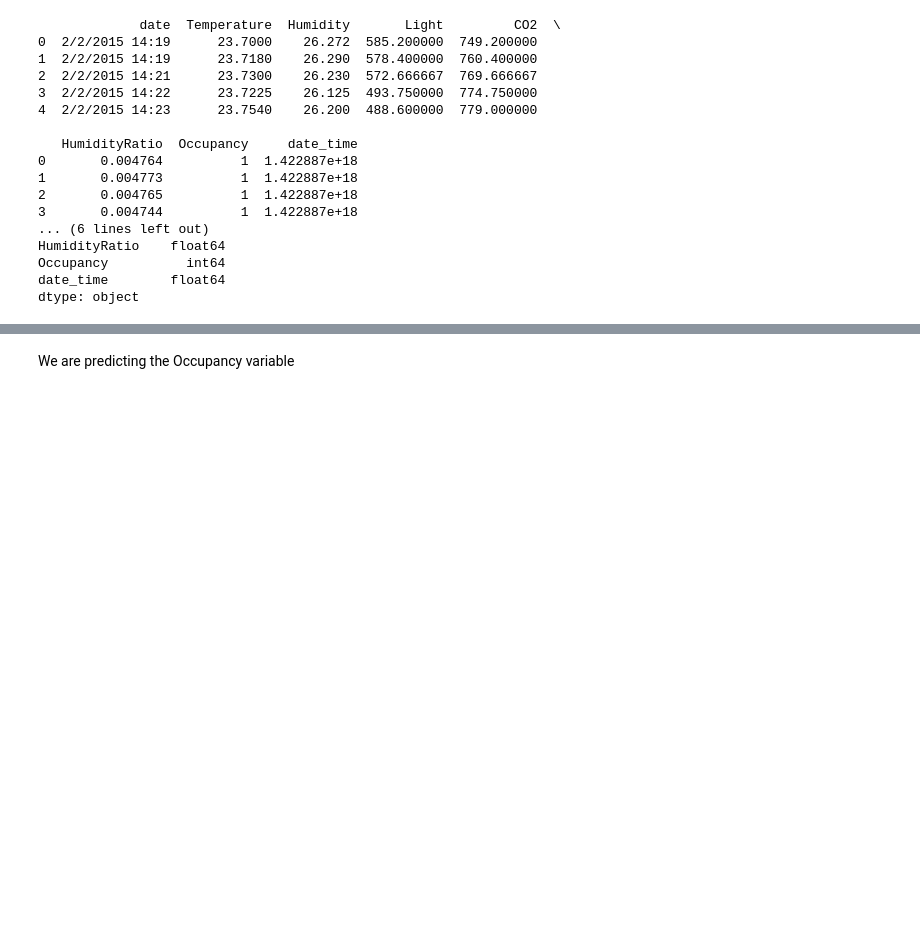
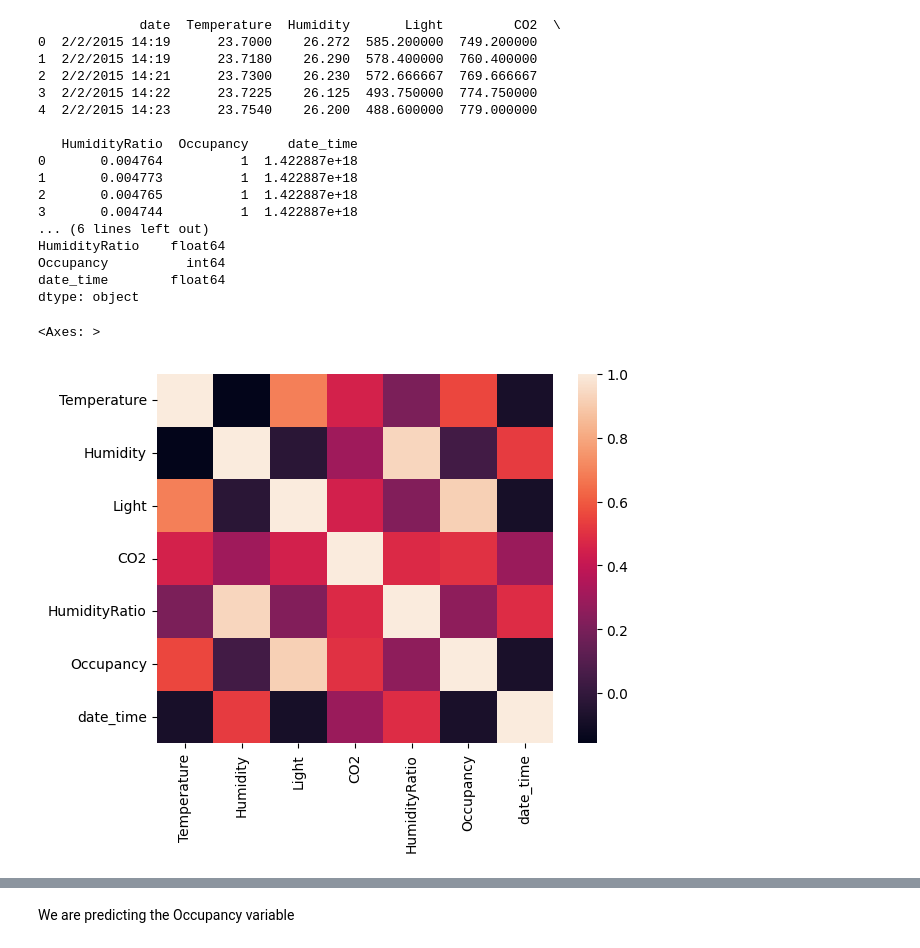
Before and after one commit to daynep02/IDSFinal, a Jupyter notebook: occupancyDetection.ipynb, the cells around one changed output, grey strips where cells are left out. Drawn from its saved outputs; the diff is of its cells as text; code cells hidden in the pictures; blank space fills up the shorter version.

Commit message:
Fixed specificity, added EDA charts

```diff
--- a/occupancyDetection.ipynb
+++ b/occupancyDetection.ipynb
@@ -53,3 +55,9 @@ HumidityRatio    float64
 Occupancy          int64
 date_time        float64
 dtype: object
+# %%
+correlations = data.drop("date", axis = 1).corr()
+sns.heatmap(correlations)
+# %% [output]
+<Axes: >
+[figure, added]
```
Also changed, not shown: parts of 8 cells of this notebook.
